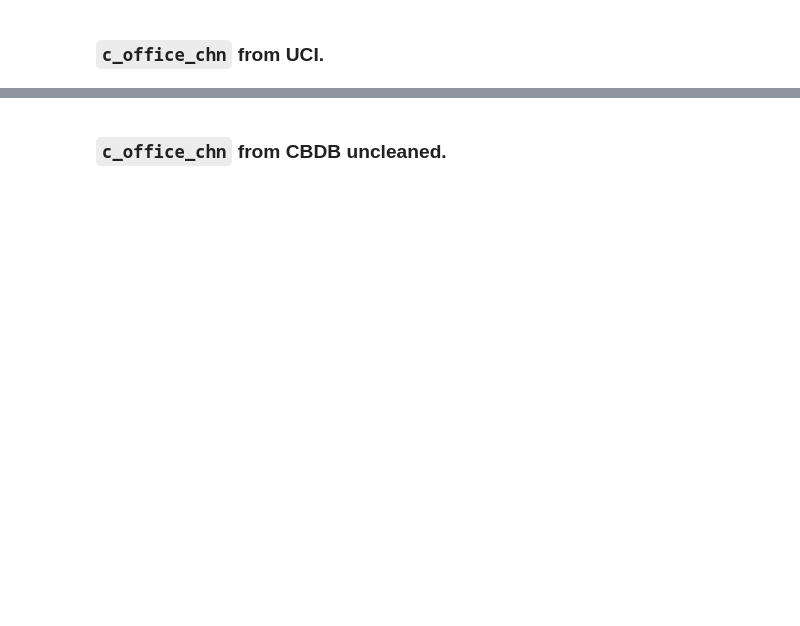
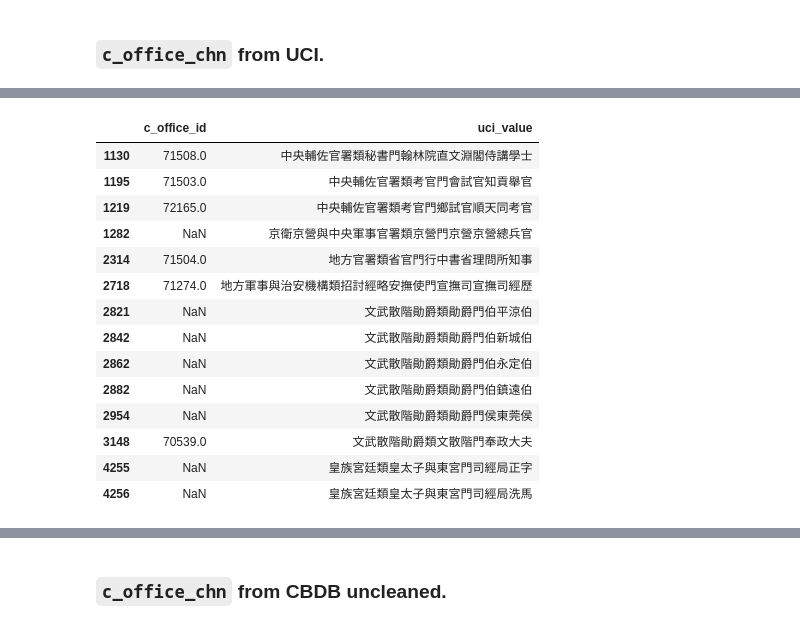
Before and after one commit to cbdb-project/CBDB_Laxmi, a Jupyter notebook: ming_office_title/script/office_title_coding.ipynb, the cells around one changed output, grey strips where cells are left out. Cells and saved outputs as stored; diff of their text form; code cells hidden in the pictures; blank space fills up the shorter version.

Commit message:
update ming office title

```diff
--- a/ming_office_title/script/office_title_coding.ipynb
+++ b/ming_office_title/script/office_title_coding.ipynb
@@ -35,0 +39,25 @@ df_uci_office_ming.sample(3)
+# %%
+df_uci_office_ming['inst_1_chn']=[str(s).split()[0].replace('nan', '') for s in df_uci_office_ming['Institution 1']]
+df_uci_office_ming['inst_2_chn']=[str(s).split()[0].replace('nan', '') for s in df_uci_office_ming['Institution 2']]
+df_uci_office_ming['inst_3_chn']=[str(s).split()[0].replace('nan', '') for s in df_uci_office_ming['Institution 3']]
+df_uci_office_ming['uci_value']=df_uci_office_ming['inst_1_chn']+df_uci_office_ming['inst_2_chn']+df_uci_office_ming['inst_3_chn']+df_uci_office_ming['c_office_chn']
+df_uci_office_ming['c_office_id']=pd.to_numeric(df_uci_office_ming['c_office_id'], errors='coerce')
+df_uci_office_ming.drop(['inst_1_chn', 'inst_2_chn', 'inst_3_chn', 'Institution 1', 'Institution 2', 'Institution 3', 'c_office_chn'], axis=1, inplace=True)
+# %%
+df_uci_office_ming[df_uci_office_ming['c_office_id'].duplicated()]
+# %% [output]
+|  | c_office_id | uci_value |
+| 1130 | 71508.0 | 中央輔佐官署類秘書門翰林院直文淵閣侍講學士 |
+| 1195 | 71503.0 | 中央輔佐官署類考官門會試官知貢舉官 |
+| 1219 | 72165.0 | 中央輔佐官署類考官門鄉試官順天同考官 |
+| 1282 | NaN | 京衛京營與中央軍事官署類京營門京營京營總兵官 |
+| 2314 | 71504.0 | 地方官署類省官門行中書省理問所知事 |
+| 2718 | 71274.0 | 地方軍事與治安機構類招討經略安撫使門宣撫司宣撫司經歷 |
+| 2821 | NaN | 文武散階勛爵類勛爵門伯平涼伯 |
+| 2842 | NaN | 文武散階勛爵類勛爵門伯新城伯 |
+| 2862 | NaN | 文武散階勛爵類勛爵門伯永定伯 |
+| 2882 | NaN | 文武散階勛爵類勛爵門伯鎮遠伯 |
+| 2954 | NaN | 文武散階勛爵類勛爵門侯東莞侯 |
+| 3148 | 70539.0 | 文武散階勛爵類文散階門奉政大夫 |
+| 4255 | NaN | 皇族宮廷類皇太子與東宮門司經局正字 |
+| 4256 | NaN | 皇族宮廷類皇太子與東宮門司經局洗馬 |
```
Also changed, not shown: parts of 8 cells of this notebook, 1 other file.
